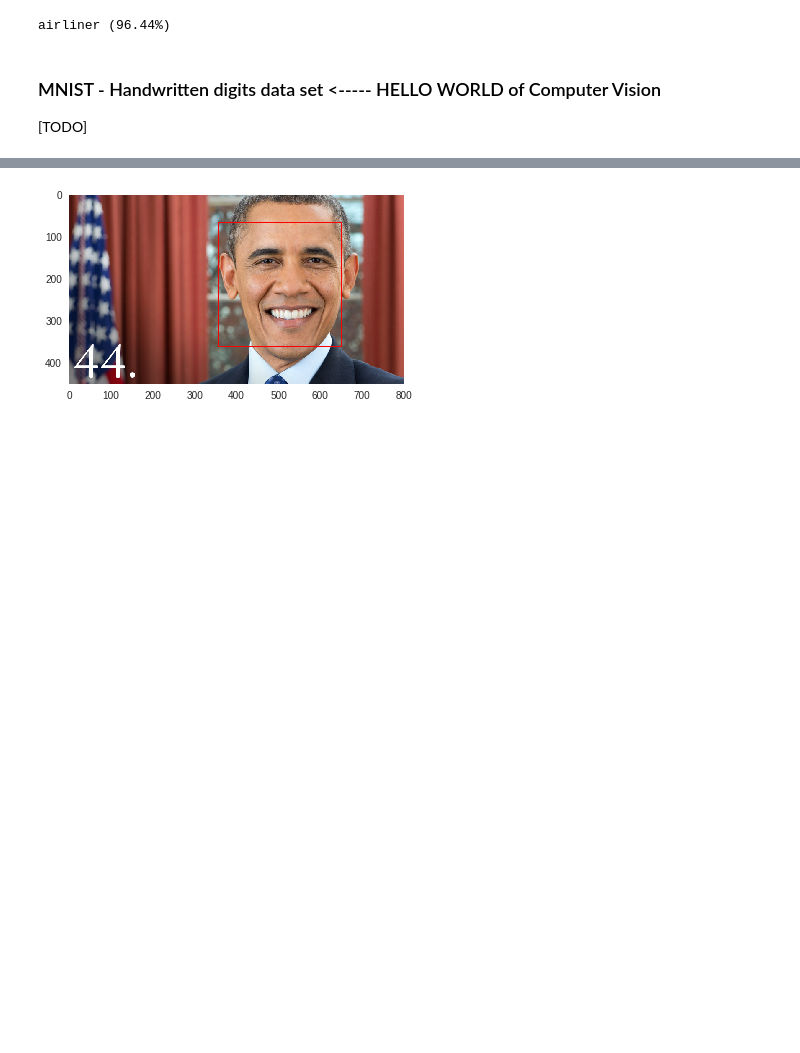
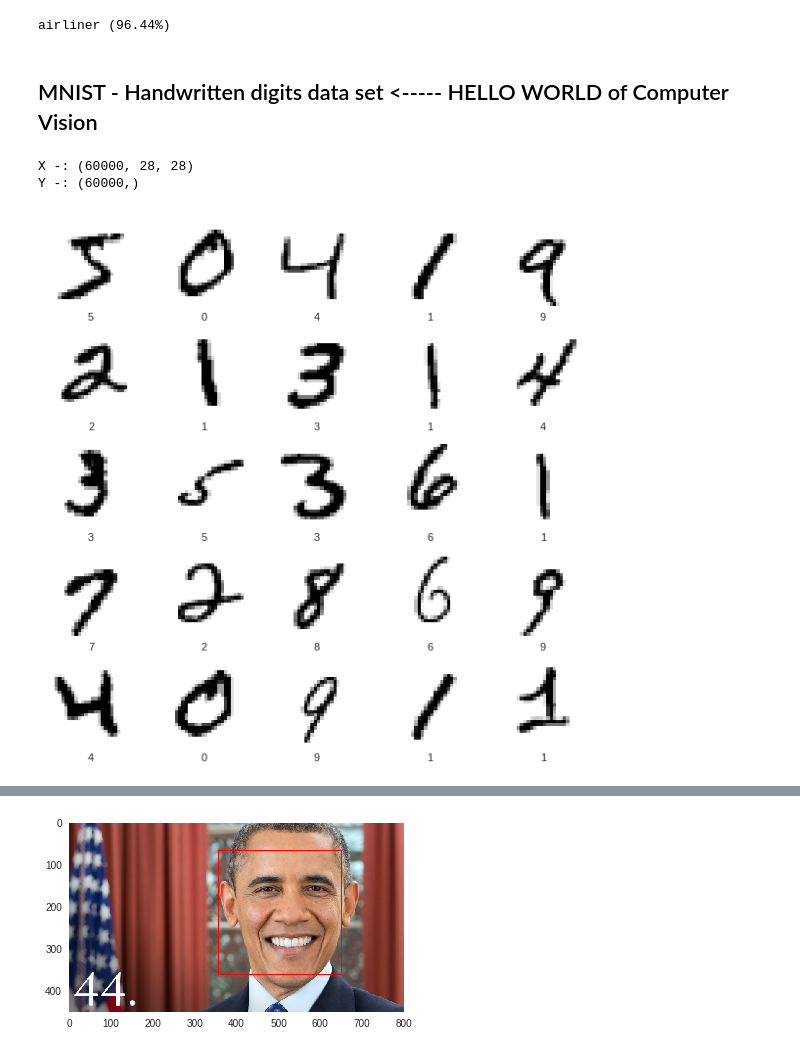
Before and after one commit to ksachdeva/ml-in-hurry, a Jupyter notebook: Machine_Learning_In_Hurry.ipynb, the cells around one changed output, grey strips where cells are left out. Cells and saved outputs as stored; diff of their text form; code cells hidden in the pictures; blank space fills up the shorter version.

```diff
--- a/Machine_Learning_In_Hurry.ipynb
+++ b/Machine_Learning_In_Hurry.ipynb
@@ -806,7 +916,41 @@ print('%s (%.2f%%)' % (label[1], label[2]*100))
 # %% [output]
 airliner (96.44%)
 # %% [markdown]
-### MNIST - Handwritten digits data set  <----- HELLO WORLD of Computer Vision
-
-
-[TODO]
+## MNIST - Handwritten digits data set  <----- HELLO WORLD of Computer Vision
+# %%
+#@title
+import keras
+from keras.datasets import mnist
+from keras.optimizers import RMSprop, Adam
+from keras.layers import Dense, Dropout, Flatten
+from keras.layers import Conv2D, MaxPooling2D
+
+# Download
+(train_images, train_labels), (test_images, test_labels) = mnist.load_data()
+
+# look at the shape of the data
+print(f"X -: {train_images.shape}")
+print(f"Y -: {train_labels.shape}")
+# %% [output]
+X -: (60000, 28, 28)
+Y -: (60000,)
+# %%
+#@title
+# Normalize the images
+train_images = train_images / 255.0
+test_images = test_images / 255.0
+# %%
+#@title
+class_names = ['0', '1', '2', '3', '4', '5', '6', '7', '8', '9']
+
+plt.figure(figsize=(10,10))
+for i in range(25):
+    plt.subplot(5,5,i+1)
+    plt.xticks([])
+    plt.yticks([])
+    plt.grid(False)
+    plt.imshow(train_images[i], cmap=plt.cm.binary)
+
+    plt.xlabel(class_names[train_labels[i]])
+# %% [output]
+[figure, added]
```
Also changed, not shown: parts of 36 cells of this notebook.
